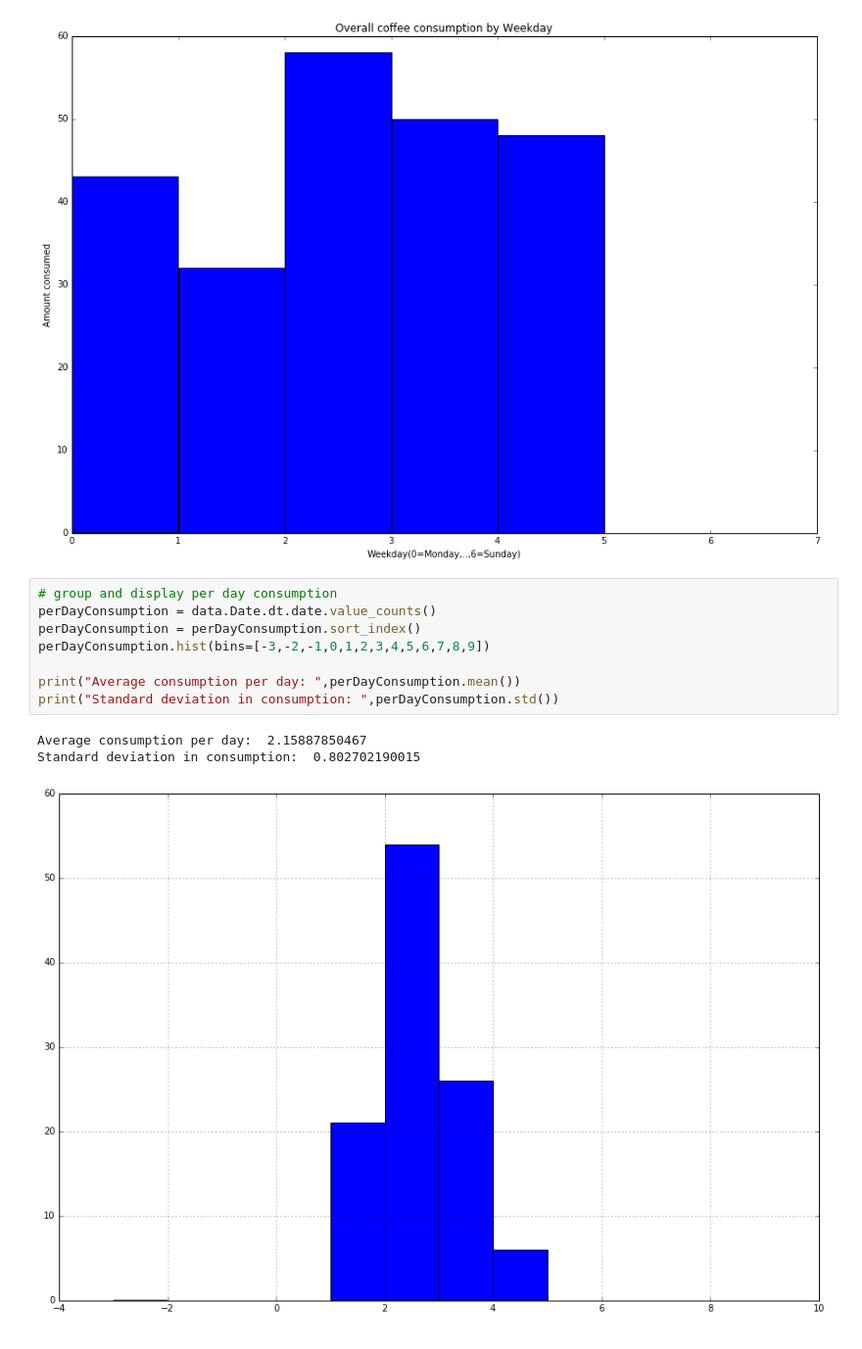
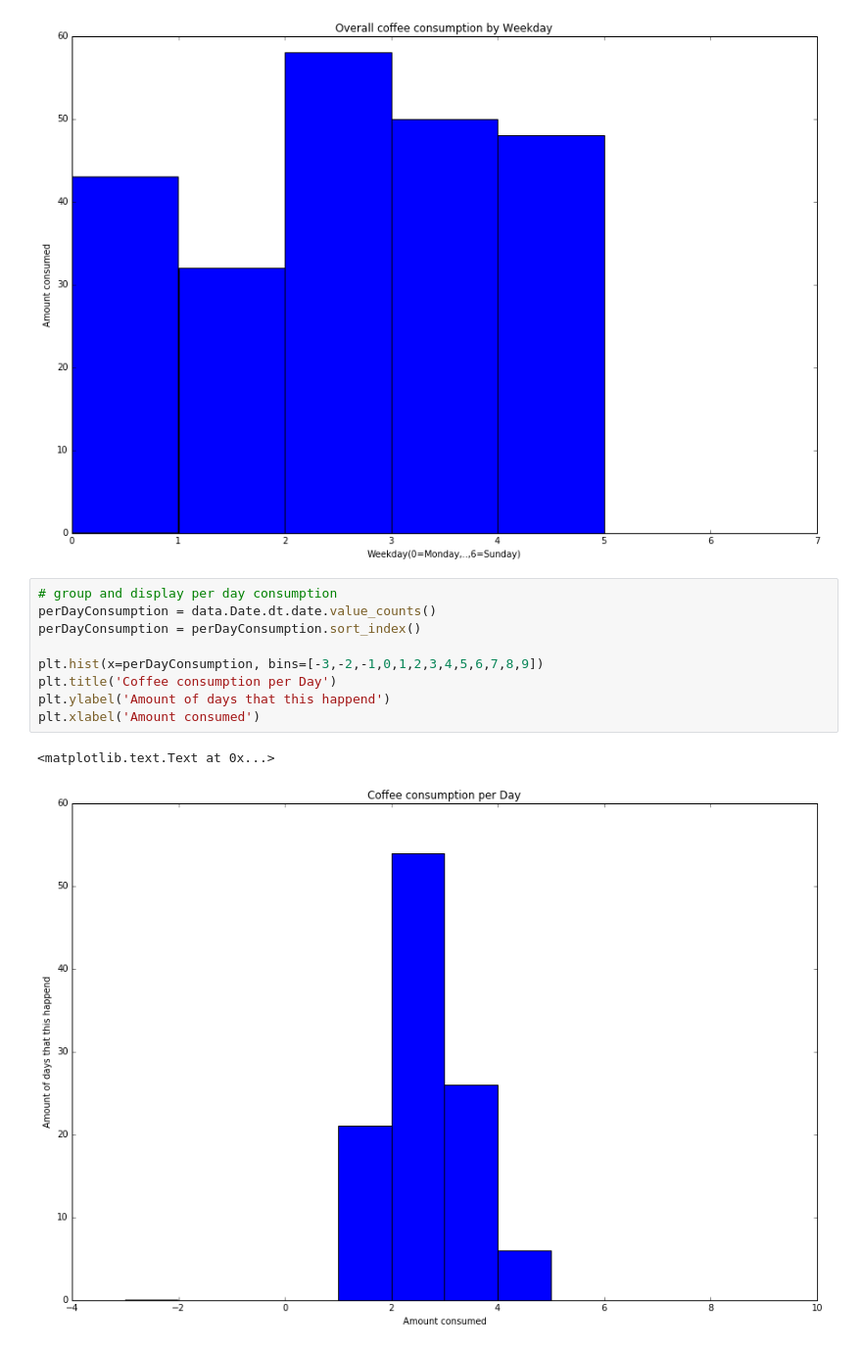
Before and after one commit to InRiPa/coffee-analysis, a Jupyter notebook: notebooks/02_ExploratoryDataAnalysis.ipynb, the cells around one changed output. Shown at 98% size. Drawn from its saved outputs; the diff is of its cells as text.

```diff
--- a/notebooks/02_ExploratoryDataAnalysis.ipynb
+++ b/notebooks/02_ExploratoryDataAnalysis.ipynb
@@ -82,12 +82,12 @@ Name: Weekday, dtype: int64
 # %%
 # group and display per day consumption
 perDayConsumption = data.Date.dt.date.value_counts()
 perDayConsumption = perDayConsumption.sort_index()
-perDayConsumption.hist(bins=[-3,-2,-1,0,1,2,3,4,5,6,7,8,9])
 
-print("Average consumption per day: ",perDayConsumption.mean())
-print("Standard deviation in consumption: ",perDayConsumption.std())
+plt.hist(x=perDayConsumption, bins=[-3,-2,-1,0,1,2,3,4,5,6,7,8,9])
+plt.title('Coffee consumption per Day')
+plt.ylabel('Amount of days that this happend')
+plt.xlabel('Amount consumed')
 # %% [output]
-Average consumption per day:  2.15887850467
-Standard deviation in consumption:  0.802702190015
+<matplotlib.text.Text at 0x...>
-[figure, old version]
+[figure, new version]
```
Also changed, not shown: parts of 3 cells of this notebook.
